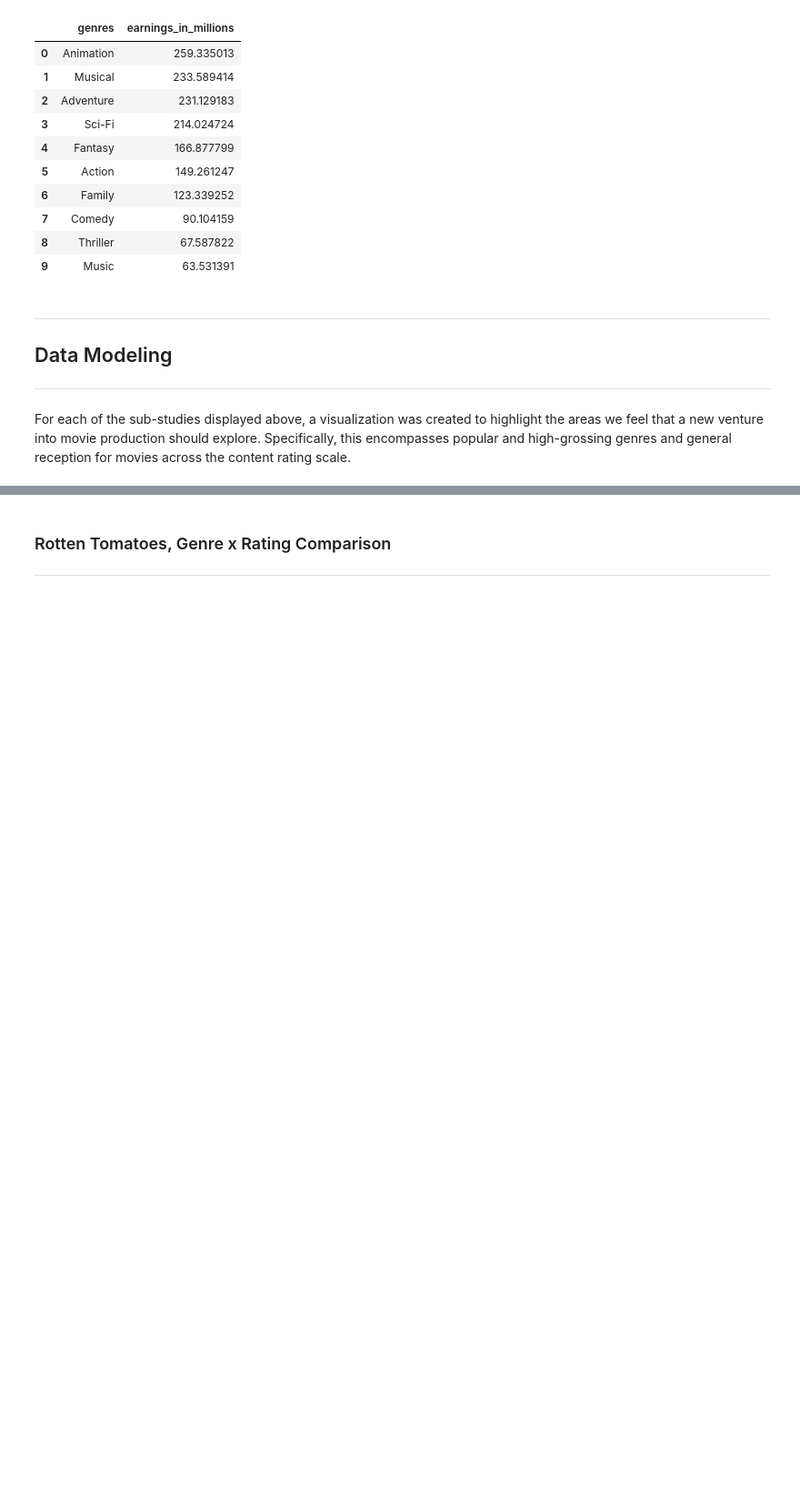
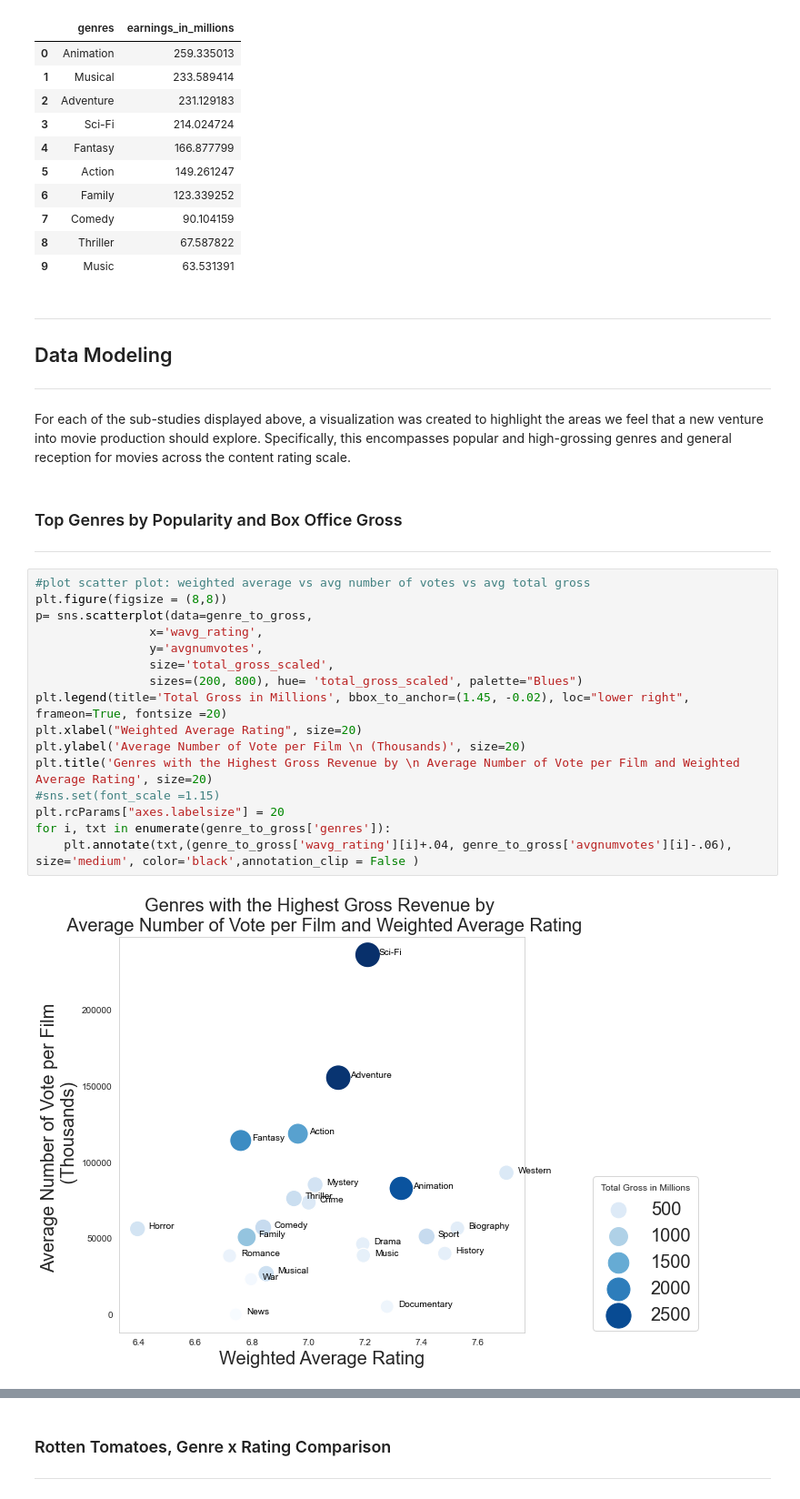
Before and after one commit to iansharff/microsoft_movies, a Jupyter notebook: project_hollywood.ipynb, the cells around one changed output, grey strips where cells are left out. Shown: that part at 91% size. Saved outputs shown, nothing was run; the diff lists cells and outputs as text; blank space fills up the shorter version.

Commit message:
Add visualizations to notebook

```diff
--- a/project_hollywood.ipynb
+++ b/project_hollywood.ipynb
@@ -390,3 +398,25 @@ top_earning_genres
 ***
 # %% [markdown]
 For each of the sub-studies displayed above, a visualization was created to highlight the areas we feel that a new venture into movie production should explore. Specifically, this encompasses popular and high-grossing genres and general reception for movies across the content rating scale.
+# %% [markdown]
+### Top Genres by Popularity and Box Office Gross
+
+***
+# %%
+#plot scatter plot: weighted average vs avg number of votes vs avg total gross
+plt.figure(figsize = (8,8))
+p= sns.scatterplot(data=genre_to_gross,
+                x='wavg_rating',
+                y='avgnumvotes',
+                size='total_gross_scaled',
+                sizes=(200, 800), hue= 'total_gross_scaled', palette="Blues")
+plt.legend(title='Total Gross in Millions', bbox_to_anchor=(1.45, -0.02), loc="lower right", frameon=True, fontsize =20)
+plt.xlabel("Weighted Average Rating", size=20)
+plt.ylabel('Average Number of Vote per Film \n (Thousands)', size=20)
+plt.title('Genres with the Highest Gross Revenue by \n Average Number of Vote per Film and Weighted Average Rating', size=20)
+#sns.set(font_scale =1.15)
+plt.rcParams["axes.labelsize"] = 20
+for i, txt in enumerate(genre_to_gross['genres']):
+    plt.annotate(txt,(genre_to_gross['wavg_rating'][i]+.04, genre_to_gross['avgnumvotes'][i]-.06), size='medium', color='black',annotation_clip = False )
+# %% [output]
+[figure, added]
```
Also changed, not shown: parts of 6 cells of this notebook, 1 other file.
